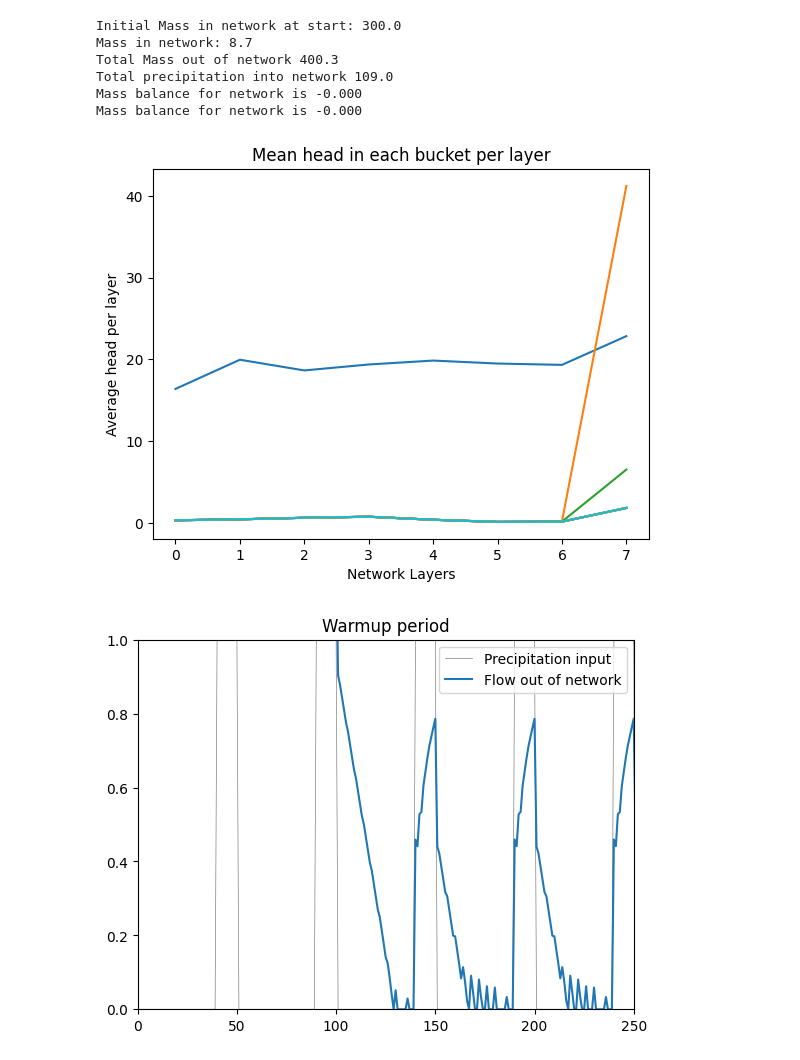
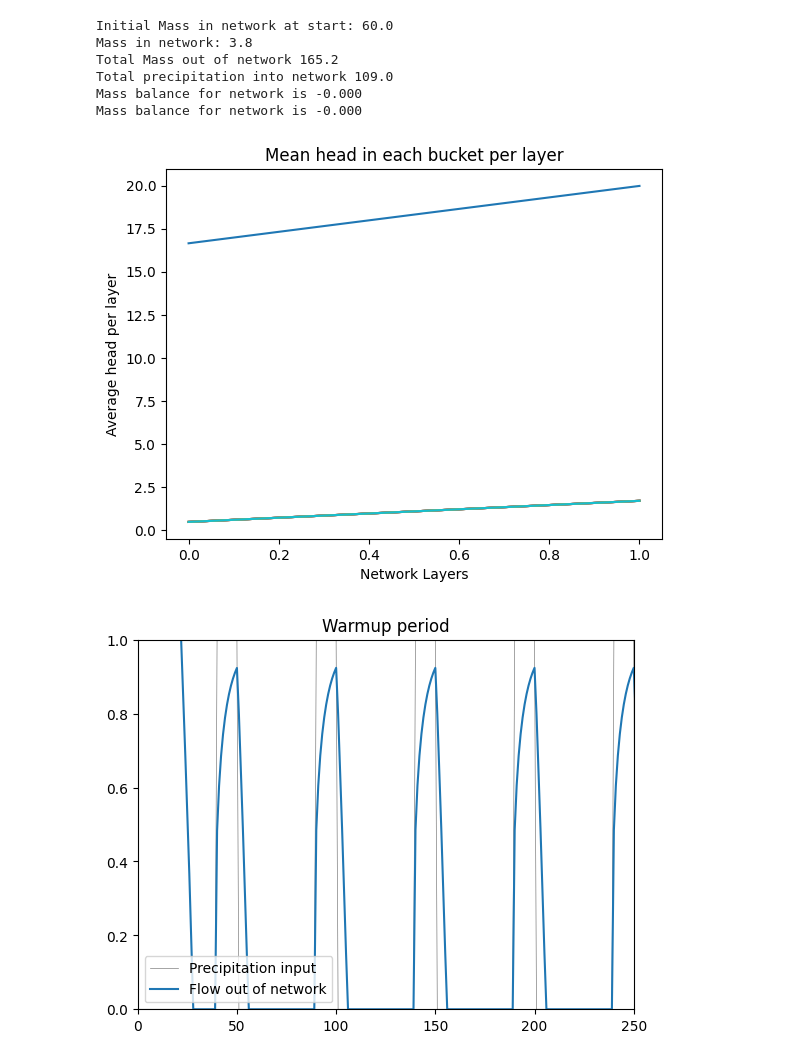
Before and after one commit to jmframe/nash_cascade_neural_network, a Jupyter notebook: nash_cascade_neural_network.ipynb, the cells around one changed output. Drawn from its saved outputs; the diff is of its cells as text; code cells hidden in the pictures.

```diff
--- a/nash_cascade_neural_network.ipynb
+++ b/nash_cascade_neural_network.ipynb
@@ -37,7 +39,7 @@ bucket_net = ncnn(cfg_file="./config_0.json")
 bucket_net.initialize()
 # %%
 # Example 0
-bucket_net = ncnn(cfg_file="./config_0.json")
+bucket_net = ncn(cfg_file="./config_0.json")
 bucket_net.initialize()
 bucket_net.summarize_network()
 inital_mass_in_network = torch.sum(torch.tensor([tensor.item() for tensor in bucket_net.sum_H_per_layer]))
@@ -103,29 +105,27 @@ Mass balance for network is 0.000
 # %%
 # Example 1
-bucket_net = ncnn(cfg_file="./config_1.json")
-bucket_net.initialize()
-bucket_net.summarize_network()
-inital_mass_in_network = torch.sum(torch.stack(bucket_net.sum_H_per_layer)).item()
+bucket_nn = ncnn(cfg_file="./config_1.json")
+inital_mass_in_network = torch.sum(torch.stack(bucket_nn.ncn.sum_H_per_layer)).item()
 print(f"Initial Mass in network at start: {inital_mass_in_network:.1f}")
 network_outflow_list_1 = []
 for i in range(N_TIMESTEPS):
 
     ###########################################################################
     ###########################################################################
-    bucket_net.set_value(PRECIP_SVN, torch.tensor(network_precip_input_list[i], requires_grad=True))
-    bucket_net.update_network()
-    network_outflow_list_1.append(bucket_net.network_outflow.item())
-    bucket_net.summarize_network()
+    bucket_nn.ncn.set_value(PRECIP_SVN, torch.tensor(network_precip_input_list[i], requires_grad=True))
+    bucket_nn.ncn.update_network()
+    network_outflow_list_1.append(bucket_nn.ncn.network_outflow.item())
+    bucket_nn.ncn.summarize_network()
     ###########################################################################
     ###########################################################################
 
     if DO_PLOT:
         if i % int(N_TIMESTEPS/10) == 0:
-            plt.plot([tensor.item() for tensor in bucket_net.mean_H_per_layer])
+            plt.plot([tensor.item() for tensor in bucket_nn.ncn.mean_H_per_layer])
 
 ###########################################################################
 network_outflow_tensor_1 = torch.tensor(network_outflow_list_1, requires_grad=True)
-bucket_net.report_out_mass_balance()
+bucket_nn.ncn.report_out_mass_balance()
 
 if DO_PLOT:
     plt.title("Mean head in each bucket per layer")
@@ -133,35 +133,35 @@ if DO_PLOT:
     plt.xlabel("Network Layers")
     plt.show()
     plt.close()
 
 if DO_PLOT:
     startplt = 0
     endplt = 250
 
     plt.plot(network_precip_input_list, c="grey", lw=0.5, label="Precipitation input")
     plt.plot(network_outflow_list_1, label="Flow out of network")
     plt.xlim([startplt, endplt])
     plt.ylim([0, torch.max(torch.tensor(network_precip_input_list)[startplt:endplt]).item()])
     plt.legend()
     plt.title("Warmup period")
     plt.show()
     plt.close()
     startplt = int(len(network_outflow_list_1)-(len(network_outflow_list_1)/2))
     endplt = int(len(network_outflow_list_1))
     plt.plot(network_precip_input_list, c="grey", lw=0.5, label="Precipitation input")
     plt.plot(network_outflow_list_1, label="Flow out of network")
     plt.xlim([startplt, endplt])
     plt.ylim([0, torch.max(torch.tensor(network_precip_input_list)[startplt:endplt]).item()])
     plt.legend()
     plt.title("Flow out from network and precip")
     plt.show()
     plt.close()
 # %% [output]
-Initial Mass in network at start: 300.0
-Mass in network: 8.7
-Total Mass out of network 400.3
+Initial Mass in network at start: 60.0
+Mass in network: 3.8
+Total Mass out of network 165.2
 Total precipitation into network 109.0
 Mass balance for network is -0.000
 Mass balance for network is -0.000
-[figure, old version]
+[figure, new version]
-[figure, old version]
+[figure, new version]
```
Also changed, not shown: parts of 9 cells of this notebook, 4 other files.
